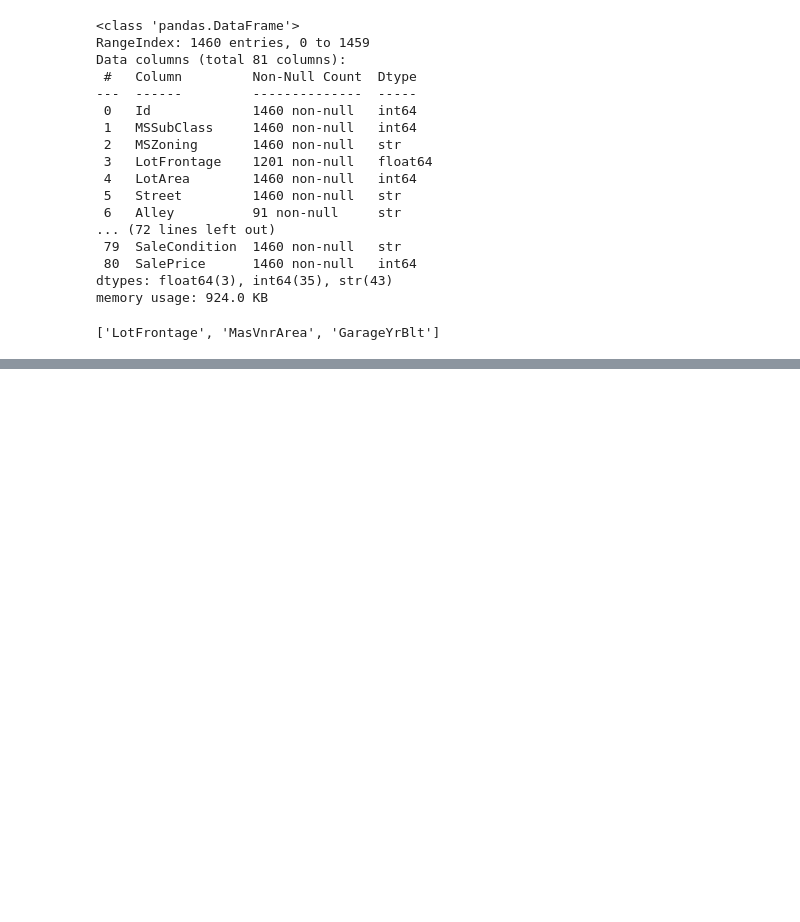
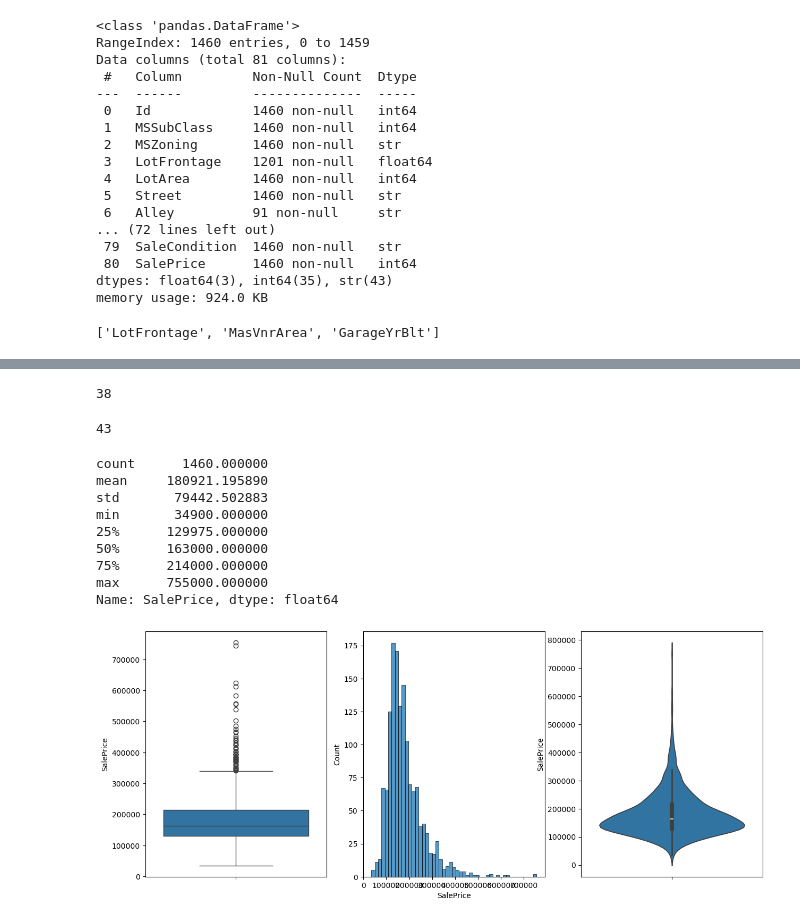
Before and after one commit to Eclipse-Dirol/project, a Jupyter notebook: House prices/EDA.ipynb, the cells around one changed output, grey strips where cells are left out. Drawn from its saved outputs; the diff is of its cells as text; code cells hidden in the pictures; blank space fills up the shorter version.

```diff
--- a/House prices/EDA.ipynb
+++ b/House prices/EDA.ipynb
@@ -104,0 +83,31 @@ dtype: int64
+# %%
+num_cols = df_train.select_dtypes(include=['int', 'float']).columns.tolist()
+cat_cols = df_train.select_dtypes(include=['str', 'category', 'object']).columns.tolist()
+display(len(num_cols),
+        len(cat_cols))
+target = df_train['SalePrice']
+# %% [output]
+38
+43
+# %%
+plt.figure(figsize=(15, 6))
+plt.subplot(1,3,1)
+sns.boxplot(target)
+plt.subplot(1,3,2)
+sns.histplot(target)
+plt.subplot(1,3,3)
+sns.violinplot(target)
+display(target.describe())
+plt.show()
+# по таргету видно что выше ~340к можно сделать flag: 'high price'
+# %% [output]
+count      1460.000000
+mean     180921.195890
+std       79442.502883
+min       34900.000000
+25%      129975.000000
+50%      163000.000000
+75%      214000.000000
+max      755000.000000
+Name: SalePrice, dtype: float64
+[figure, added]
```
Also changed, not shown: parts of 7 cells of this notebook, 7 other files.
